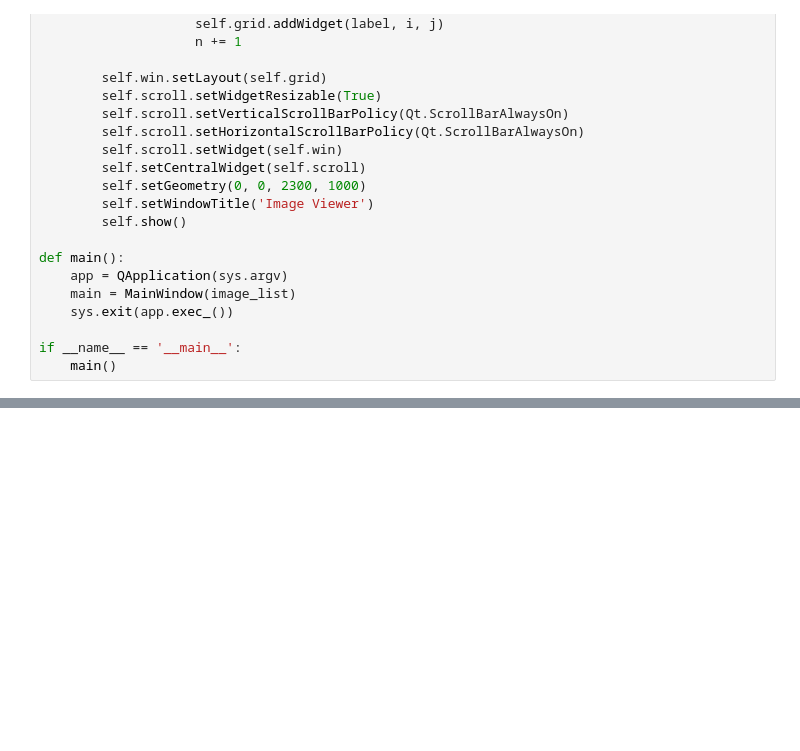
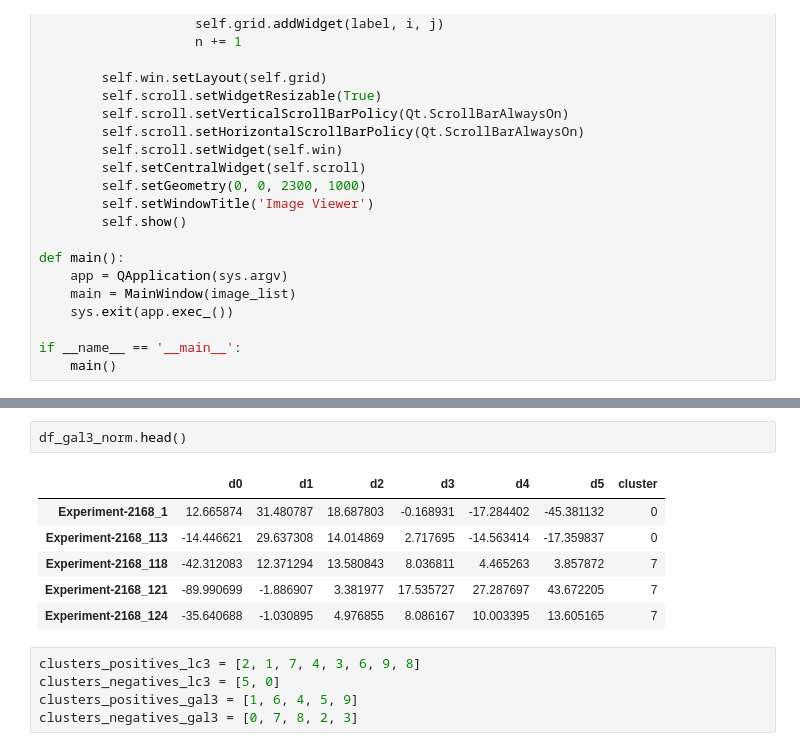
Before and after one commit to jaugenst/pyimagej_workflows, a Jupyter notebook: notebooks/single_bact_quant_2.ipynb, the cells around one changed output, grey strips where cells are left out. Saved outputs shown, nothing was run; the diff lists cells and outputs as text; blank space fills up the shorter version.

```diff
--- a/notebooks/single_bact_quant_2.ipynb
+++ b/notebooks/single_bact_quant_2.ipynb
@@ -1032,0 +961,14 @@ if __name__ == '__main__':
+# %%
+df_gal3_norm.head()
+# %% [output]
+|  | d0 | d1 | d2 | d3 | d4 | d5 | cluster |
+| Experiment-2168_1 | 12.665874 | 31.480787 | 18.687803 | -0.168931 | -17.284402 | -45.381132 | 0 |
+| Experiment-2168_113 | -14.446621 | 29.637308 | 14.014869 | 2.717695 | -14.563414 | -17.359837 | 0 |
+| Experiment-2168_118 | -42.312083 | 12.371294 | 13.580843 | 8.036811 | 4.465263 | 3.857872 | 7 |
+| Experiment-2168_121 | -89.990699 | -1.886907 | 3.381977 | 17.535727 | 27.287697 | 43.672205 | 7 |
+| Experiment-2168_124 | -35.640688 | -1.030895 | 4.976855 | 8.086167 | 10.003395 | 13.605165 | 7 |
+# %%
+clusters_positives_lc3 = [2, 1, 7, 4, 3, 6, 9, 8]
+clusters_negatives_lc3 = [5, 0]
+clusters_positives_gal3 = [1, 6, 4, 5, 9]
+clusters_negatives_gal3 = [0, 7, 8, 2, 3]
```
Also changed, not shown: parts of 20 cells of this notebook.
